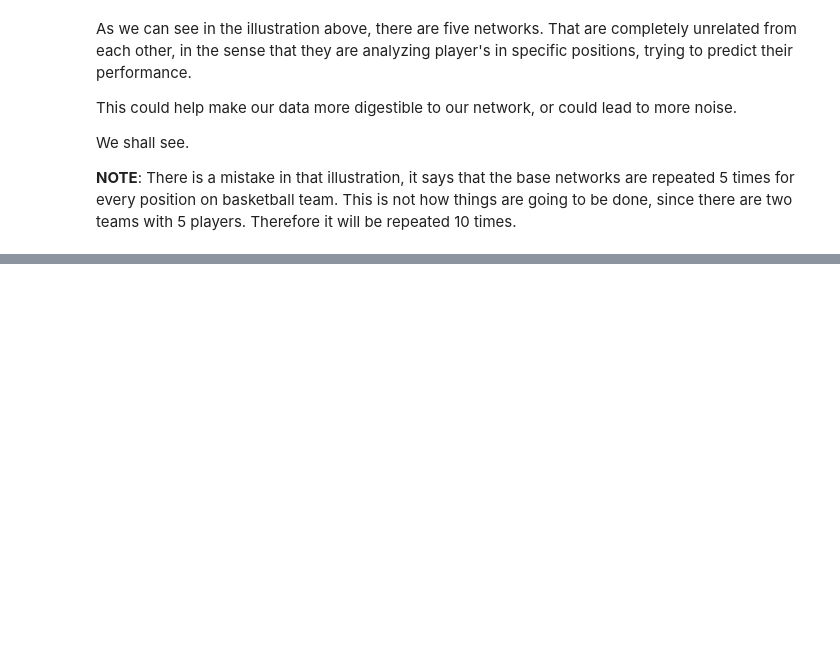
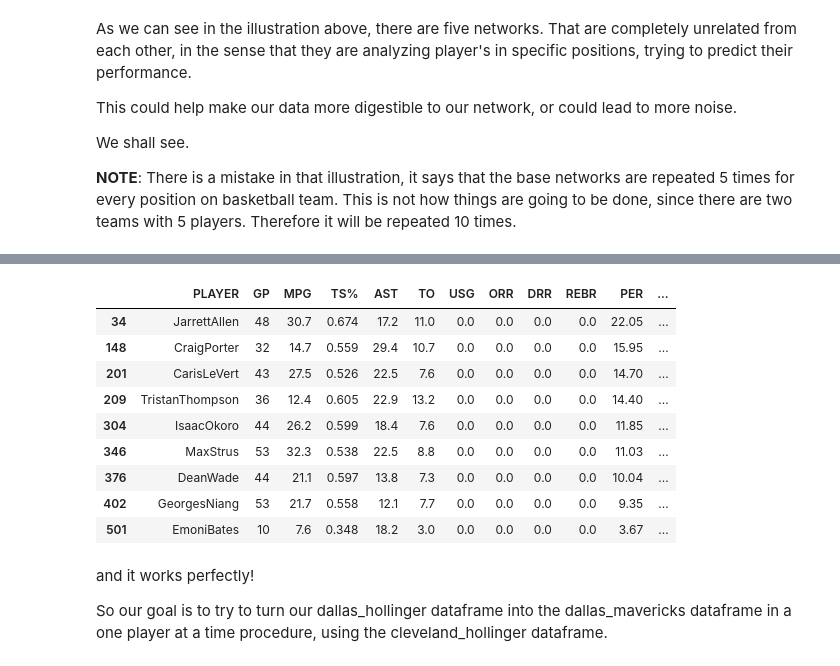
Before and after one commit to flannelmonke/HoopsForecast_Pro, a Jupyter notebook: 4_Model_Exploration/NN.ipynb, the cells around one changed output, grey strips where cells are left out. Drawn from its saved outputs; the diff is of its cells as text; code cells hidden in the pictures; blank space fills up the shorter version.

```diff
--- a/4_Model_Exploration/NN.ipynb
+++ b/4_Model_Exploration/NN.ipynb
@@ -110,0 +142,8 @@ We shall see.
+# %%
+dallas_mavericks = training_data[training_data['Team'] == 'DallasMavericks']
+cleveland_cavaliers = training_data[training_data['Team'] == 'ClevelandCavaliers']
+
+dallas_hollinger = players[players['PLAYER'].isin(dallas_mavericks.index)]
+
+
+dallas_hollinger
@@ -110,0 +161,7 @@ We shall see.
+# %%
+def lookup(game_data, player_stats):
+    return player_stats[player_stats['PLAYER'].isin(game_data.index)]
+# %%
+dallas_hollinger = lookup(dallas_mavericks, players)
+cleveland_hollinger = lookup(cleveland_cavaliers, players)
+dallas_hollinger
@@ -110,0 +177,17 @@ We shall see.
+# %%
+cleveland_hollinger
+# %% [output]
+|  | PLAYER | GP | MPG | TS% | AST | TO | USG | ORR | DRR | REBR | PER | ... |
+| 34 | JarrettAllen | 48 | 30.7 | 0.674 | 17.2 | 11.0 | 0.0 | 0.0 | 0.0 | 0.0 | 22.05 | ... |
+| 148 | CraigPorter | 32 | 14.7 | 0.559 | 29.4 | 10.7 | 0.0 | 0.0 | 0.0 | 0.0 | 15.95 | ... |
+| 201 | CarisLeVert | 43 | 27.5 | 0.526 | 22.5 | 7.6 | 0.0 | 0.0 | 0.0 | 0.0 | 14.70 | ... |
+| 209 | TristanThompson | 36 | 12.4 | 0.605 | 22.9 | 13.2 | 0.0 | 0.0 | 0.0 | 0.0 | 14.40 | ... |
+| 304 | IsaacOkoro | 44 | 26.2 | 0.599 | 18.4 | 7.6 | 0.0 | 0.0 | 0.0 | 0.0 | 11.85 | ... |
+| 346 | MaxStrus | 53 | 32.3 | 0.538 | 22.5 | 8.8 | 0.0 | 0.0 | 0.0 | 0.0 | 11.03 | ... |
+| 376 | DeanWade | 44 | 21.1 | 0.597 | 13.8 | 7.3 | 0.0 | 0.0 | 0.0 | 0.0 | 10.04 | ... |
+| 402 | GeorgesNiang | 53 | 21.7 | 0.558 | 12.1 | 7.7 | 0.0 | 0.0 | 0.0 | 0.0 | 9.35 | ... |
+| 501 | EmoniBates | 10 | 7.6 | 0.348 | 18.2 | 3.0 | 0.0 | 0.0 | 0.0 | 0.0 | 3.67 | ... |
+# %% [markdown]
+and it works perfectly!
+
+So our goal is to try to turn our dallas_hollinger dataframe into the dallas_mavericks dataframe in a one player at a time procedure, using the cleveland_hollinger dataframe.
```
Also changed, not shown: parts of 11 cells of this notebook.
